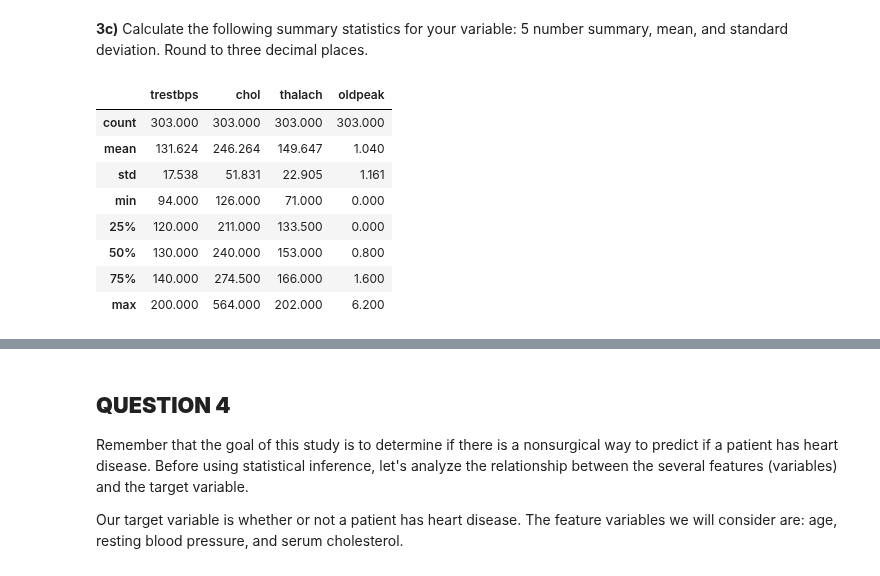
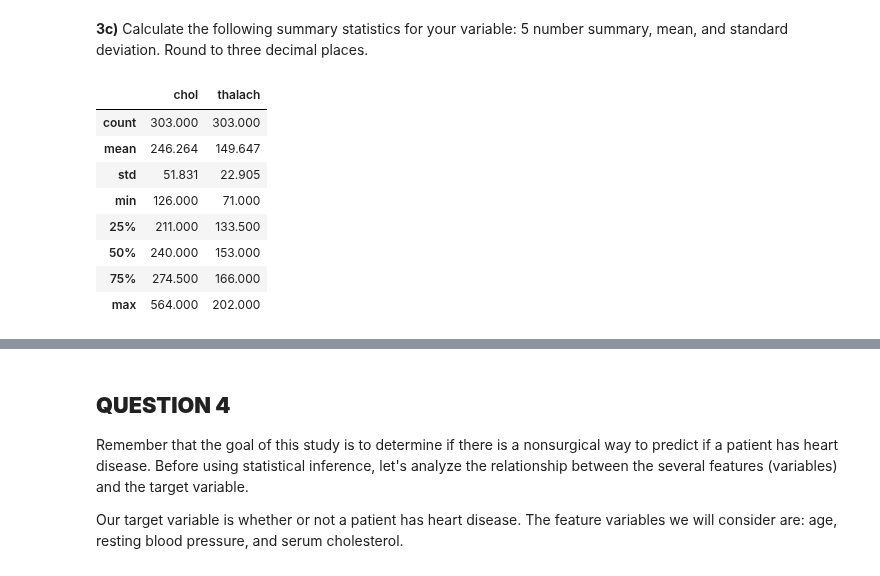
Before and after one commit to ksuaray/STAT108F24_Projects_Jupyter, a Jupyter notebook: Project1/Heart_Disease_Project_1_Soln.ipynb, the cells around one changed output, grey strips where cells are left out. Saved outputs shown, nothing was run; the diff lists cells and outputs as text; code cells hidden in the pictures.

```diff
--- a/Project1/Heart_Disease_Project_1_Soln.ipynb
+++ b/Project1/Heart_Disease_Project_1_Soln.ipynb
@@ -121,23 +121,41 @@ Construct a frequency table, relative frequency table, and relative frequency ba
 # %% [markdown]
 **2a)** Construct a table that contains the frequency and relative frequency distribution for chest pain type. Round relative frequency to 3 decimal places.
 # %%
+# Instead of printing the numerical values for CP, we want to print the
+#   definitions. This is done by mapping.
+# Define the mapping from numbers to labels
+cp_label_map = {0: 'Typical Angina',
+                1: 'Atypical Angina',
+                2: 'Non-anginal Pain',
+                3: 'Asymptomatic'}
+
+# Define the order of chest pain type
+CatOrder = ['Typical Angina', 'Atypical Angina',
+            'Non-anginal Pain', 'Asymptomatic']
+
+# Map the numerical categories to labels
+df['cp_label'] = df['cp'].map(cp_label_map)  #df['cp_label'] = df['...'].map(cp_label_map)
+
 # Define the name of the variable to be analyzed
-variable = df['cp']                                                        #variable = df[...]
+variable = df['cp_label']
 
 # Create the frequency table and sort the categories in numerical order.
 # .sort_index works here because the category names are numerical.
 # rename "count" to "frequency"
-freq_table = pd.value_counts(variable).sort_index()
+freq_table = pd.value_counts(variable).reindex(CatOrder)
 freq_table = freq_table.rename('Frequency')
 
 # Create the relative frequency table, and rename the counts column to
 #   Relative Frequency.
-relative_freq_table = freq_table/len(df)                                            #relative_freq_table=freq_table/... HINT: look back at Project 0 or Tutorial 1.
+relative_freq_table = freq_table/len(df)                                            #relative_freq_table=freq_table/... #HINT: look back at Project 0 or Tutorial 1.
 relative_freq_table = relative_freq_table.rename('Relative Frequency').round(3)     # relative_freq_table = relative_freq_table.rename('...').round(...)
 
 # Combine both tables
 combined_table=pd.concat([freq_table, relative_freq_table], axis=1)                 # combined_table=pd.concat([..., ...], axis=1)
 
+# Rename the column 'cp_label' to 'Chest Pain Type'
+combined_table.index.name = 'Chest Pain Type'
+
 # Print the combined table.
 combined_table                                                          # ...
 # %% [output]
@@ -320,3 +249,0 @@ Let's take a look at the data. To do this, first we import it directly from the
-# %%
-url='https://raw.githubusercontent.com/thamilton562/STAT108_Projects_Students/main/DataSets/Heart%20Disease.csv'
-df=pd.read_csv(url)
@@ -325,4 +249,0 @@ Next, we can display the data by *typing the name* of the DataFrame. To ensure w
-# %%
-# Set display options to show all columns
-pd.set_option('display.max_columns', None)
-df
@@ -461,18 +252,18 @@ fig.show()
 # %%
 # Calculate the numerical summaries
 # Indicate your variable.
-descriptive_stats = df[['trestbps','chol','thalach','oldpeak']].describe().round(3)       #descriptive_stats = df[[...]].describe().round(3)
+descriptive_stats = df[['chol','thalach']].describe().round(3)       #descriptive_stats = df[[...]].describe().round(...)
 
 # Print the results.
 descriptive_stats                                                                               #...
 # %% [output]
-|  | trestbps | chol | thalach | oldpeak |
-| count | 303.000 | 303.000 | 303.000 | 303.000 |
-| mean | 131.624 | 246.264 | 149.647 | 1.040 |
-| std | 17.538 | 51.831 | 22.905 | 1.161 |
-| min | 94.000 | 126.000 | 71.000 | 0.000 |
-| 25% | 120.000 | 211.000 | 133.500 | 0.000 |
-| 50% | 130.000 | 240.000 | 153.000 | 0.800 |
-| 75% | 140.000 | 274.500 | 166.000 | 1.600 |
-| max | 200.000 | 564.000 | 202.000 | 6.200 |
+|  | chol | thalach |
+| count | 303.000 | 303.000 |
+| mean | 246.264 | 149.647 |
+| std | 51.831 | 22.905 |
+| min | 126.000 | 71.000 |
+| 25% | 211.000 | 133.500 |
+| 50% | 240.000 | 153.000 |
+| 75% | 274.500 | 166.000 |
+| max | 564.000 | 202.000 |
 # %% [markdown]
```
Also changed, not shown: parts of 49 cells of this notebook.
